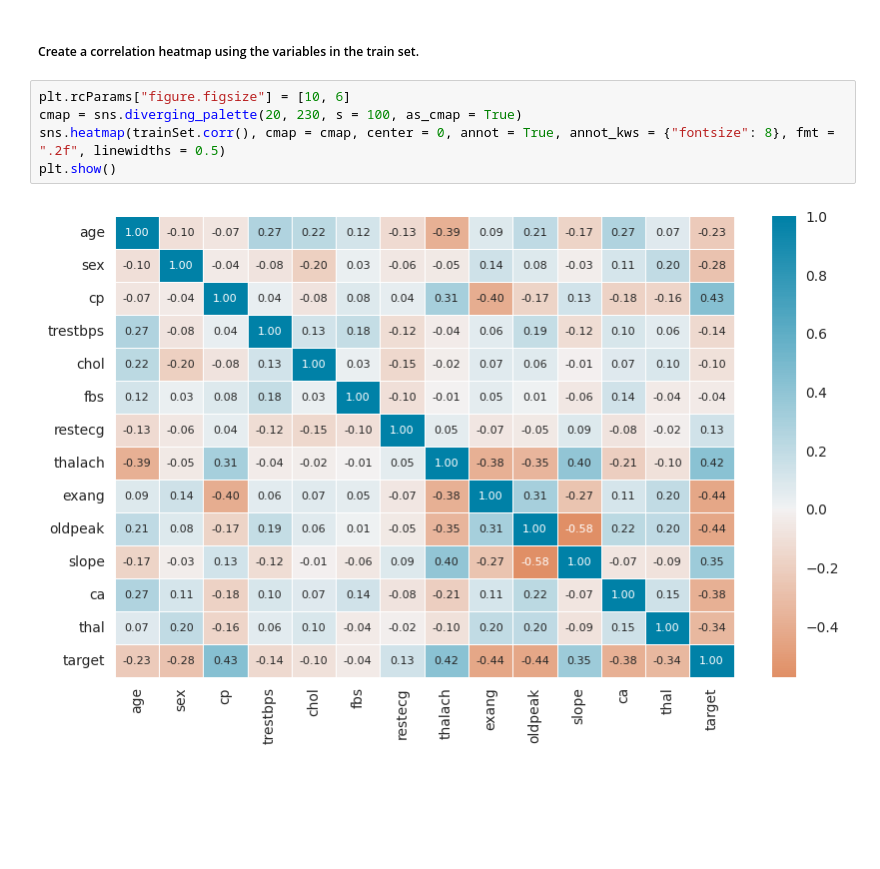
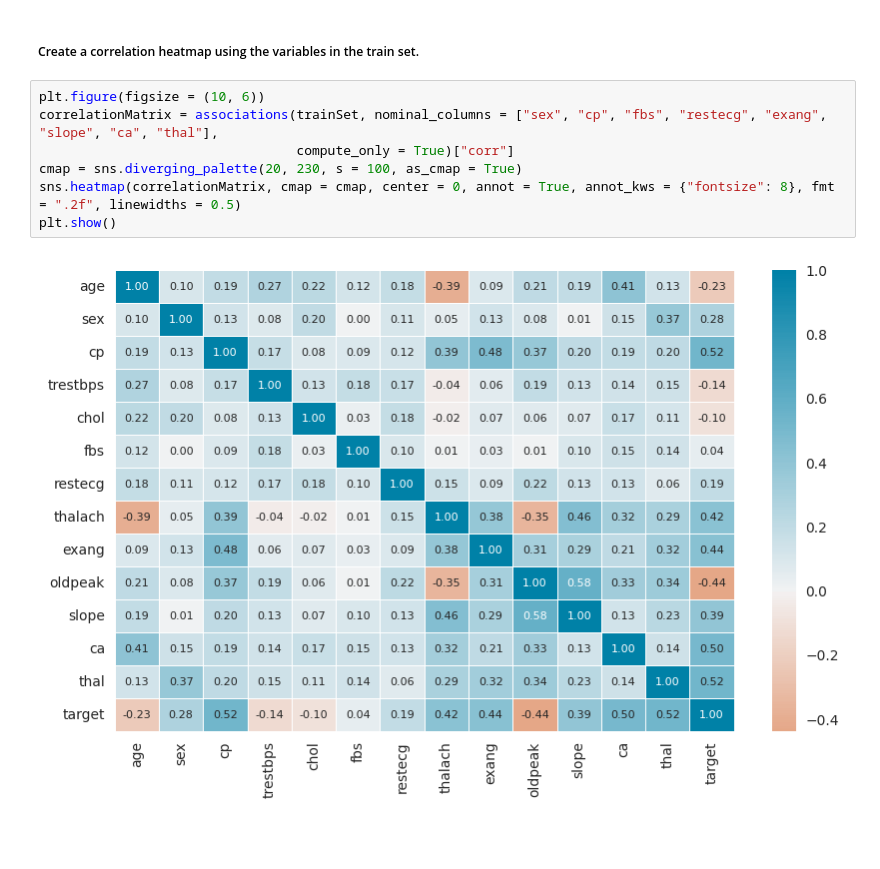
Before and after one commit to bmarquez429/AI-ML-DS-Excursions, a Jupyter notebook: 4_autoML/autoML.ipynb, the cells around one changed output. Drawn from its saved outputs; the diff is of its cells as text; blank space fills up the shorter version.

```diff
--- a/4_autoML/autoML.ipynb
+++ b/4_autoML/autoML.ipynb
@@ -183,12 +276,14 @@ plt.show()
 # %% [markdown]
 ##### Create a correlation heatmap using the variables in the train set.
 # %%
-plt.rcParams["figure.figsize"] = [10, 6]
+plt.figure(figsize = (10, 6))
+correlationMatrix = associations(trainSet, nominal_columns = ["sex", "cp", "fbs", "restecg", "exang", "slope", "ca", "thal"],
+                                 compute_only = True)["corr"]
 cmap = sns.diverging_palette(20, 230, s = 100, as_cmap = True)
-sns.heatmap(trainSet.corr(), cmap = cmap, center = 0, annot = True, annot_kws = {"fontsize": 8}, fmt = ".2f", linewidths = 0.5)
+sns.heatmap(correlationMatrix, cmap = cmap, center = 0, annot = True, annot_kws = {"fontsize": 8}, fmt = ".2f", linewidths = 0.5)
 plt.show()
 # %% [output]
-[figure, old version]
+[figure, new version]
 # %% [markdown]
 $\hspace{1in}$
 # %% [markdown]
```
Also changed, not shown: parts of 23 cells of this notebook.
